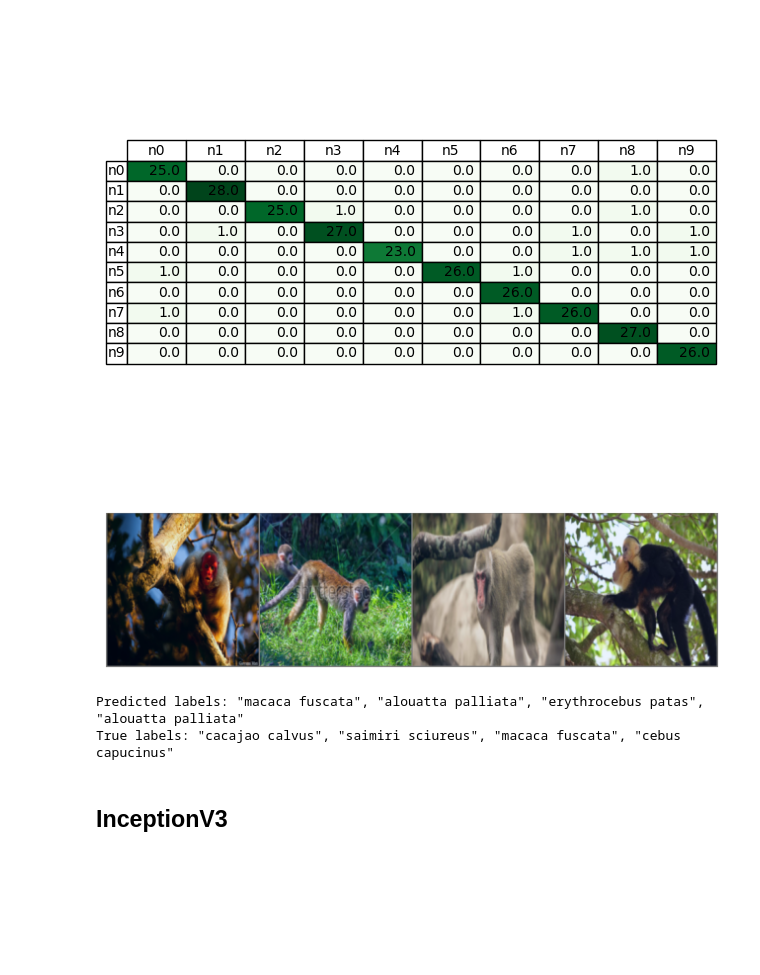
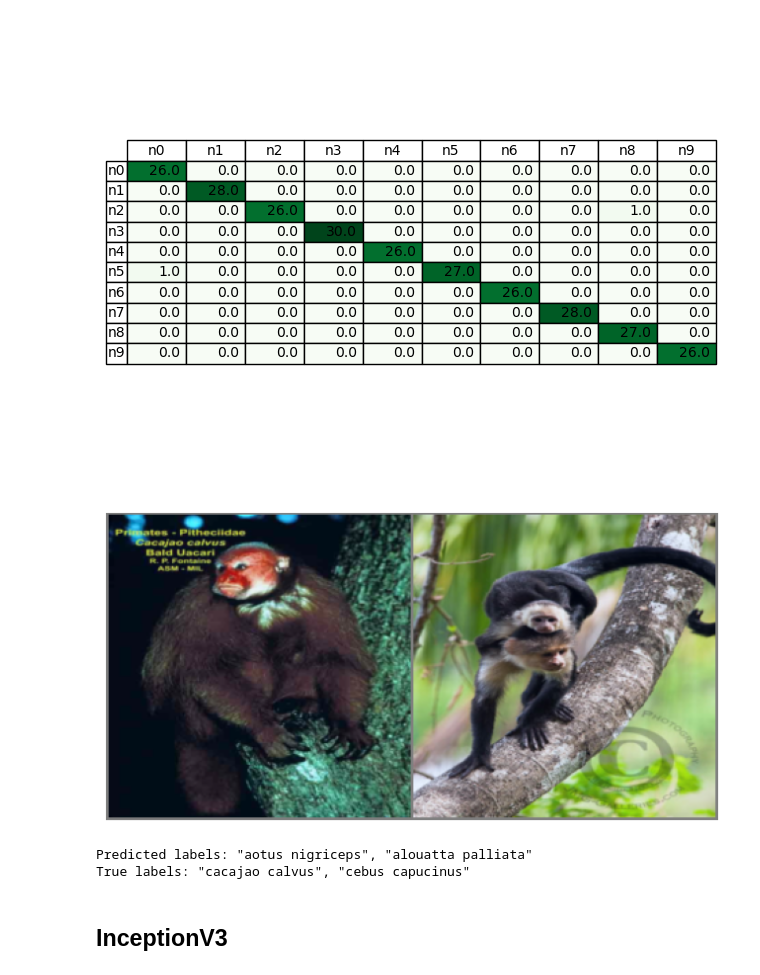
Before and after one commit to DmitryInd/DeepLearningCourse, a Jupyter notebook: inference.ipynb, the cells around one changed output. Cells and saved outputs as stored; diff of their text form; code cells hidden in the pictures; blank space fills up the shorter version.

```diff
--- a/inference.ipynb
+++ b/inference.ipynb
@@ -444,7 +444,7 @@ resnet_model = ResNet50(num_classes = 10, lr = 2e-4)
 resnet_checkpoint_callback = ModelCheckpoint(filename='best-{epoch}', monitor='val_acc',mode='max', save_top_k=1)
 resnet_trainer_args = {
         "accelerator": "gpu",
-        "max_epochs": 30,
+        "max_epochs": 7,
         "default_root_dir": "resnet50/",
         "callbacks": resnet_checkpoint_callback
     }
@@ -737,11 +737,11 @@ resnet_faults = plot_confusion_matrix(resnet_model, resnet_val_dl)
 # %% [output]
 [figure]
 # %%
-plot_failed_predictions(resnet_faults, 4)
+plot_failed_predictions(resnet_faults, 2)
 # %% [output]
-[figure, old version]
+[figure, new version]
-Predicted labels: "macaca fuscata", "alouatta palliata", "erythrocebus patas", "alouatta palliata"
-True labels: "cacajao calvus", "saimiri sciureus", "macaca fuscata", "cebus capucinus"
+Predicted labels: "aotus nigriceps", "alouatta palliata"
+True labels: "cacajao calvus", "cebus capucinus"
 # %% [markdown]
 ## InceptionV3
 # %%
```
Also changed, not shown: parts of 15 cells of this notebook.
